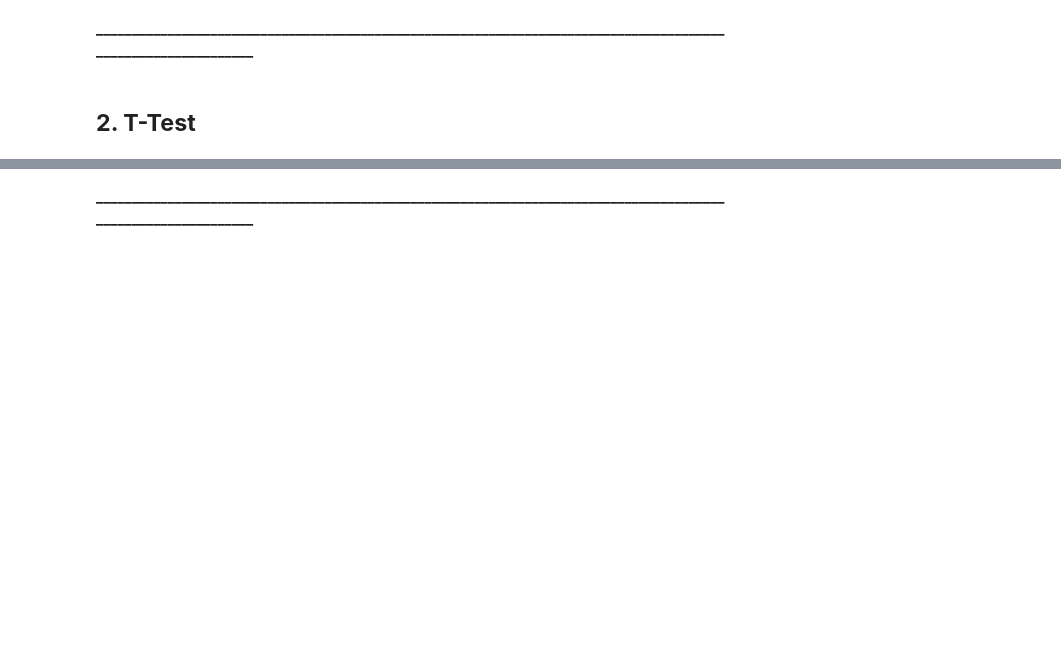
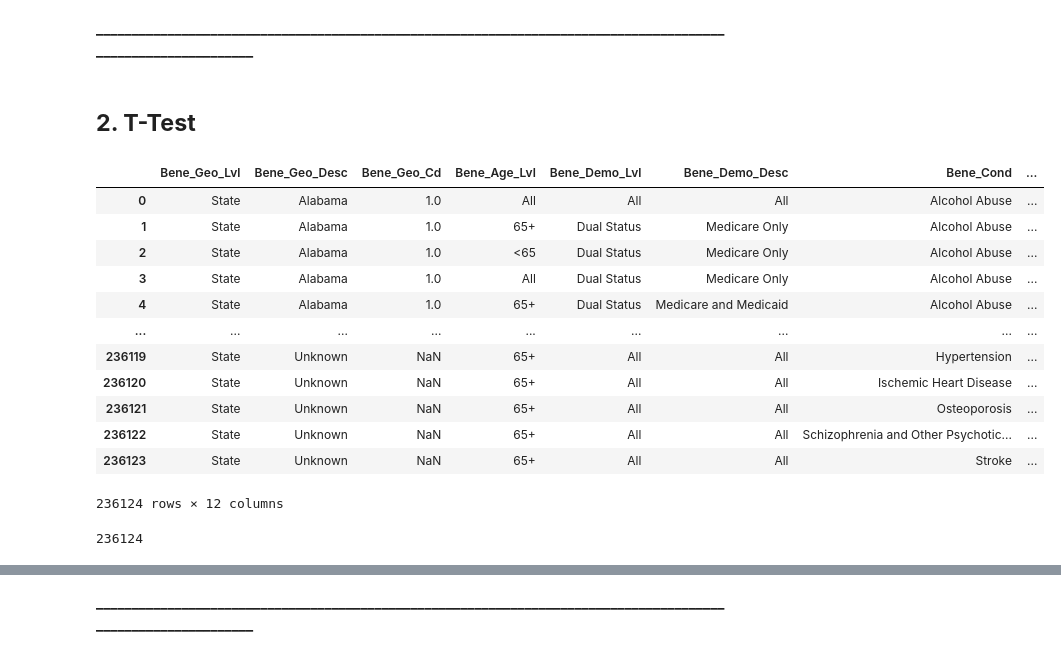
Before and after one commit to c-susan/datasci_5_statistics, a Jupyter notebook: python_statistics.ipynb, the cells around one changed output, grey strips where cells are left out. Drawn from its saved outputs; the diff is of its cells as text; code cells hidden in the pictures; blank space fills up the shorter version.

```diff
--- a/python_statistics.ipynb
+++ b/python_statistics.ipynb
@@ -76,3 +76,29 @@ Since the p-value of 0.389 is more than the significance level of 0.05, we do no
 **______________________________________________________________________________________________________________**
 # %% [markdown]
 ## **2. T-Test**
+# %%
+df2 = pd.read_csv('https://raw.githubusercontent.com/c-susan/datasci_5_statistics/main/datasets/Specific_Chronic_Conditions.csv')
+df2
+# %% [output]
+|  | Bene_Geo_Lvl | Bene_Geo_Desc | Bene_Geo_Cd | Bene_Age_Lvl | Bene_Demo_Lvl | Bene_Demo_Desc | Bene_Cond | ... |
+| 0 | State | Alabama | 1.0 | All | All | All | Alcohol Abuse | ... |
+| 1 | State | Alabama | 1.0 | 65+ | Dual Status | Medicare Only | Alcohol Abuse | ... |
+| 2 | State | Alabama | 1.0 | <65 | Dual Status | Medicare Only | Alcohol Abuse | ... |
+| 3 | State | Alabama | 1.0 | All | Dual Status | Medicare Only | Alcohol Abuse | ... |
+| 4 | State | Alabama | 1.0 | 65+ | Dual Status | Medicare and Medicaid | Alcohol Abuse | ... |
+| ... | ... | ... | ... | ... | ... | ... | ... | ... |
+| 236119 | State | Unknown | NaN | 65+ | All | All | Hypertension | ... |
+| 236120 | State | Unknown | NaN | 65+ | All | All | Ischemic Heart Disease | ... |
+| 236121 | State | Unknown | NaN | 65+ | All | All | Osteoporosis | ... |
+| 236122 | State | Unknown | NaN | 65+ | All | All | Schizophrenia and Other Psychotic... | ... |
+| 236123 | State | Unknown | NaN | 65+ | All | All | Stroke | ... |
+236124 rows × 12 columns
+# %%
+## Putting the dataset into a SQL database to use SQL to query spcific rows for the t-test analysis.
+from sqlalchemy import create_engine
+import sqlite3
+conn = sqlite3.connect('health.db')
+c = conn.cursor()
+df2.to_sql('specific_conditions', conn, if_exists='replace')
+# %% [output]
+236124
```
Also changed, not shown: parts of 8 cells of this notebook.
